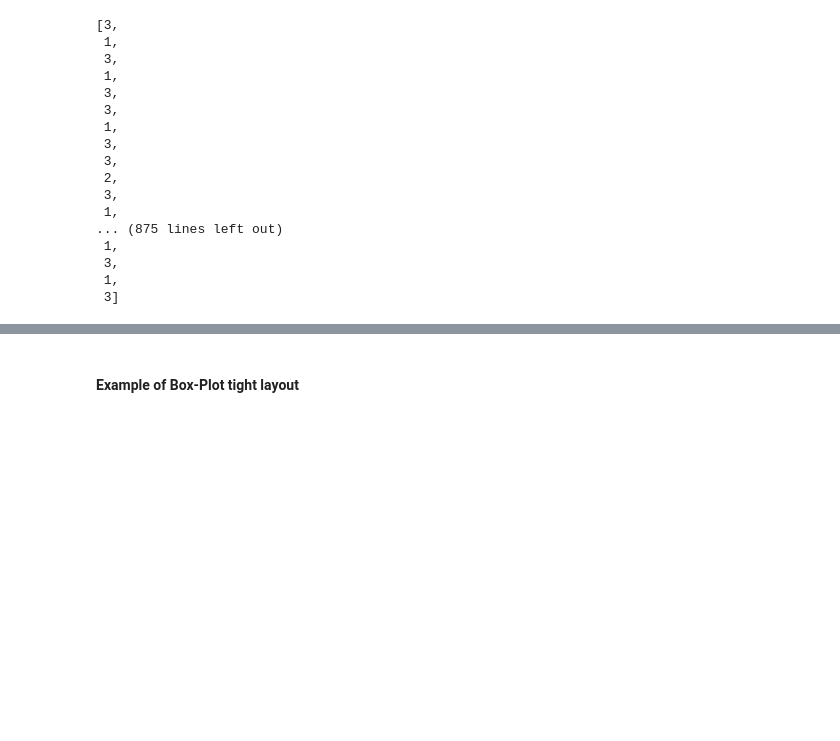
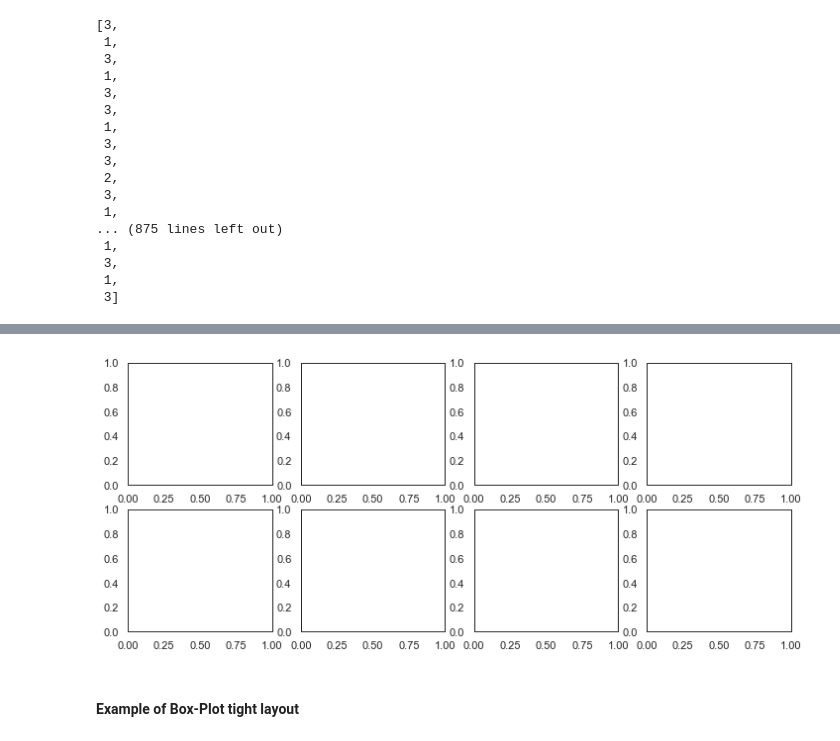
Before and after one commit to hrvojej/Machine-Learning-Workflow-with-Python, a Jupyter notebook: 01 A Comprehensive Machine Learning Workflow with Python.ipynb, the cells around one changed output, grey strips where cells are left out. Saved outputs shown, nothing was run; the diff lists cells and outputs as text; code cells hidden in the pictures; blank space fills up the shorter version.

```diff
--- a/01 A Comprehensive Machine Learning Workflow with Python.ipynb
+++ b/01 A Comprehensive Machine Learning Workflow with Python.ipynb
@@ -506,7 +506,7 @@ list(plotBoxData['Pclass'])
 fig, axes = plt.subplots(nrows=2, ncols=4, figsize=(12,5))
 
 for i, ax in enumerate(axes.flatten()):
-    sns.boxplot(x=list((plotBoxData['Pclass']).iloc[:, i]), orient='v', ax=ax)
+    sns.boxplot(x= plotBoxData.loc[:, i],  orient='v' , ax=ax)
 
 fig.tight_layout()
 # %% [output]
@@ -514,3 +514,4 @@ SyntaxError: invalid syntax (<ipython-input-232-b8de8307c533>, line 4)
+[figure, added]
 # %% [markdown]
 #### Example of Box-Plot tight layout
 # %%
```
Also changed, not shown: parts of 1 cell of this notebook.
